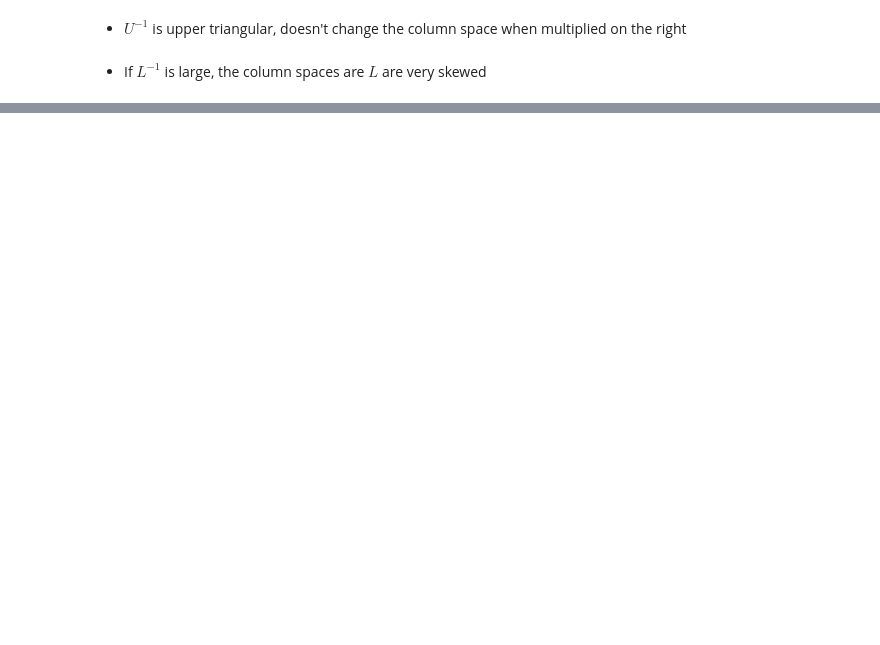
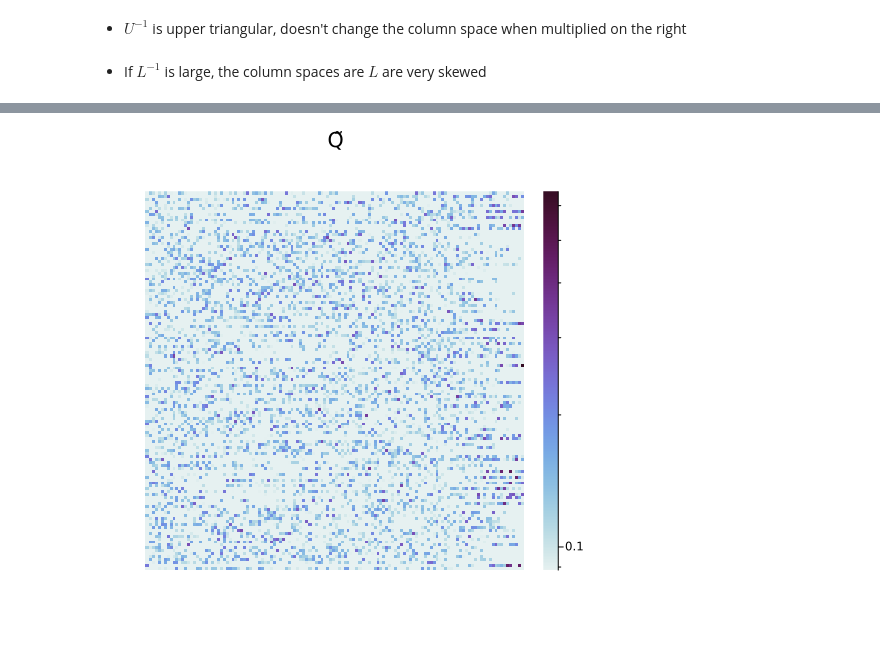
Before and after one commit to tisaac/gtcse6643sp22mybinder, a Jupyter notebook: lec16.ipynb, the cells around one changed output, grey strips where cells are left out. Drawn from its saved outputs; the diff is of its cells as text; code cells hidden in the pictures; blank space fills up the shorter version.

```diff
--- a/lec16.ipynb
+++ b/lec16.ipynb
@@ -568,5 +577,7 @@ imshow(max.(abs.(Q), small), colorbar_scale=:log10, c=:dense, title="Q", size=(5
 # %%
 Q̃ = qr(LU.P' * L̃).Q
-imshow(max.(abs.(Q̃), small), colorbar_scale=:log10, c=:dense, title="A", size=(500,500))
+imshow(max.(abs.(Q̃), small), colorbar_scale=:log10, c=:dense, title="Q̃", size=(500,500))
+# %% [output]
+[figure, added]
 # %%
 imshow(max.(abs.(LU.P * Q), small), colorbar_scale=:log10, c=:dense, title="PQ", size=(500,500))
```
Also changed, not shown: parts of 23 cells of this notebook, 1 other file.
